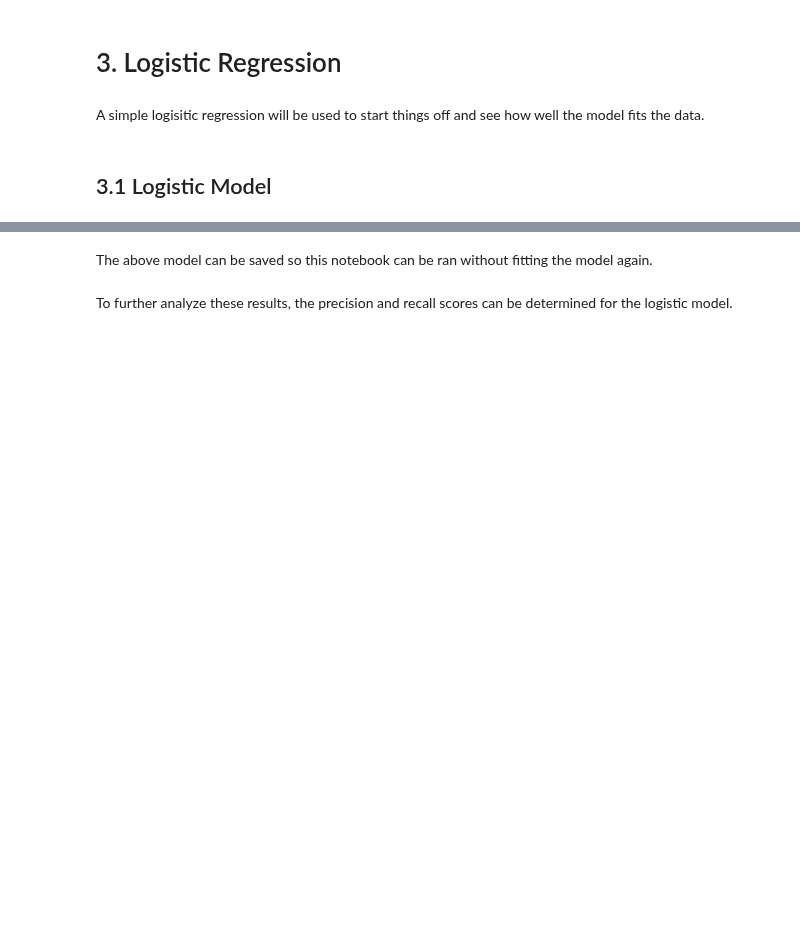
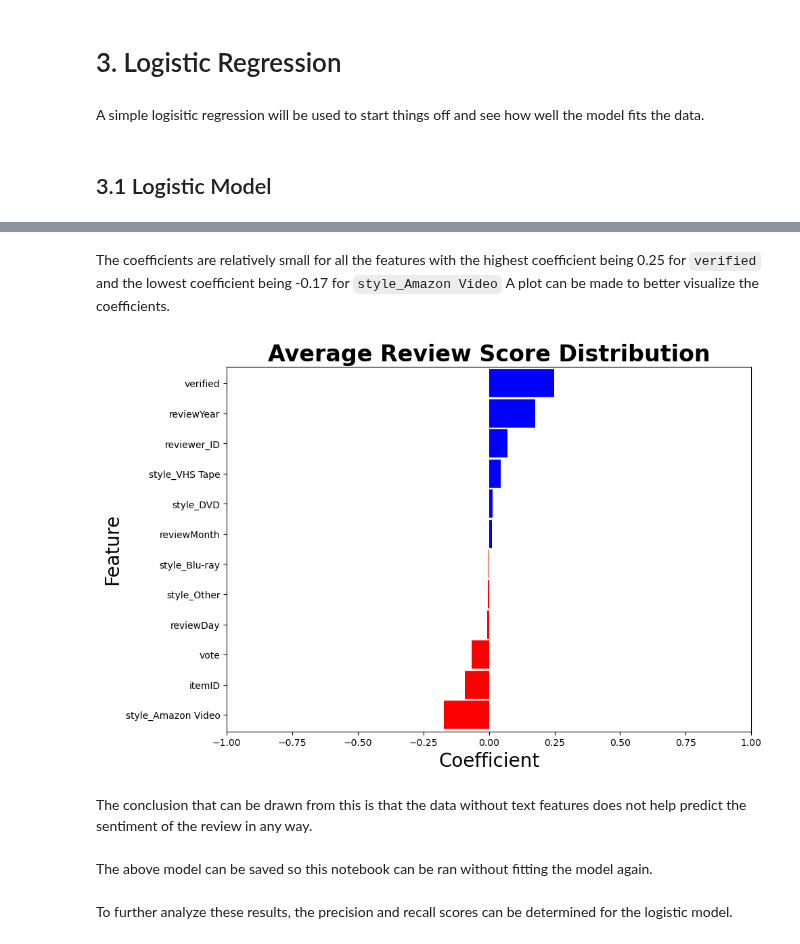
Before and after one commit to JTruong3/Amazon-Product-Recommender, a Jupyter notebook: 2_Modelling without text data.ipynb, the cells around one changed output, grey strips where cells are left out. Cells and saved outputs as stored; diff of their text form; code cells hidden in the pictures; blank space fills up the shorter version.

Commit message:
added coefficient plot

```diff
--- a/2_Modelling_Without_Text_Data.ipynb
+++ b/2_Modelling without text data.ipynb
@@ -127,0 +156,5 @@ The train and test scores are very close to one another which shows that the mod
+# %%
+coeff_df = pd.DataFrame({"coefficients": logreg.coef_[0]}, index = X_train.columns).sort_values('coefficients', ascending = True)
+
+# Check results
+coeff_df
@@ -128,3 +175,29 @@ The train and test scores are very close to one another which shows that the mod
+# %% [markdown]
+The coefficients are relatively small for all the features with the highest coefficient being 0.25 for `verified` and the lowest coefficient being -0.17 for `style_Amazon Video` A plot can be made to better visualize the coefficients.
+# %%
+# Set up figure size
+plt.figure(figsize = (10,7))
+
+# Plot the coefficients
+plt.hlines(y = coeff_df.index,
+           xmax = coeff_df['coefficients'],
+           xmin = 0,
+           linewidth = 30,
+           color = ['r' if c<0 else 'b' for c in coeff_df['coefficients']])
+
+# Set x axis range
+plt.xlim([-1,1])
+
+# Label the plot
+plt.title(f'Average Review Score Distribution', fontweight = 'bold', fontsize = 24)
+plt.xlabel('Coefficient', fontsize = 20)
+plt.ylabel('Feature', fontsize = 20)
+
+plt.show()
+# %% [output]
+[figure, added]
+# %% [markdown]
+The conclusion that can be drawn from this is that the data without text features does not help predict the sentiment of the review in any way.
 # %% [markdown]
 The above model can be saved so this notebook can be ran without fitting the model again.
 # %%
```
Also changed, not shown: parts of 8 cells of this notebook.
